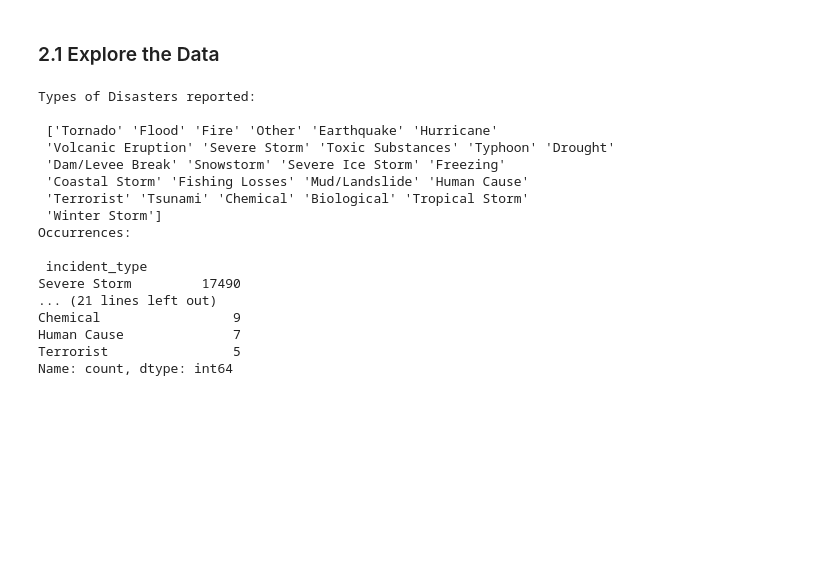
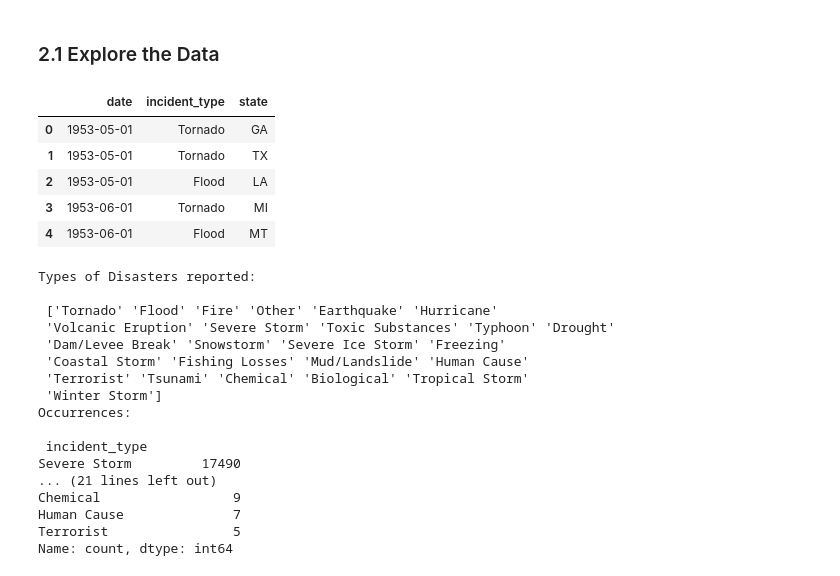
Before and after one commit to helloklow/natural_disasters, a Jupyter notebook: notebooks/low_eda.ipynb, the cells around one changed output. Cells and saved outputs as stored; diff of their text form; code cells hidden in the pictures; blank space fills up the shorter version.

```diff
--- a/notebooks/low_eda.ipynb
+++ b/notebooks/low_eda.ipynb
@@ -20,6 +20,28 @@ df['declaration_dtm']=pd.to_datetime(df['declaration_date'], format='%Y-%m-%dT%H
 
 # Create resampled_df containing 'state', 'declaration_dtm', and 'incident_type'
 resampled_df=(df.assign(date=lambda d: pd.to_datetime(d['declaration_dtm'], format="%Y-%m-%d"))[['state', 'declaration_dtm', 'incident_type']])
+# %%
+# Floor day of the month so that all incidents are reported on the same day monthly (for monthly counts)
+# Create 'month' column to filter month from 'declaration_dtm'
+df['month']=pd.to_datetime(df['declaration_dtm'], format='%b').dt.month
+
+# Create 'year' column to filter year from 'declaration_dtm'
+df['year']=pd.to_datetime(df['declaration_dtm'], format='%Y').dt.year
+
+# Create 'date' column with year-month format of each incident, with day assigned to 1
+df["date"]=pd.to_datetime(df[['year', 'month']].assign(day=1))
+
+# Create subset_df with reformatted 'date', 'incident_type', and 'state'
+date_df=df[['date', 'incident_type', 'state']]
+
+date_df.head()
+# %% [output]
+|  | date | incident_type | state |
+| 0 | 1953-05-01 | Tornado | GA |
+| 1 | 1953-05-01 | Tornado | TX |
+| 2 | 1953-05-01 | Flood | LA |
+| 3 | 1953-06-01 | Tornado | MI |
+| 4 | 1953-06-01 | Flood | MT |
 # %%
 # Examine disaster types
 disaster_types=df['incident_type'].unique()
```
Also changed, not shown: parts of 1 cell of this notebook, 2 other files.
